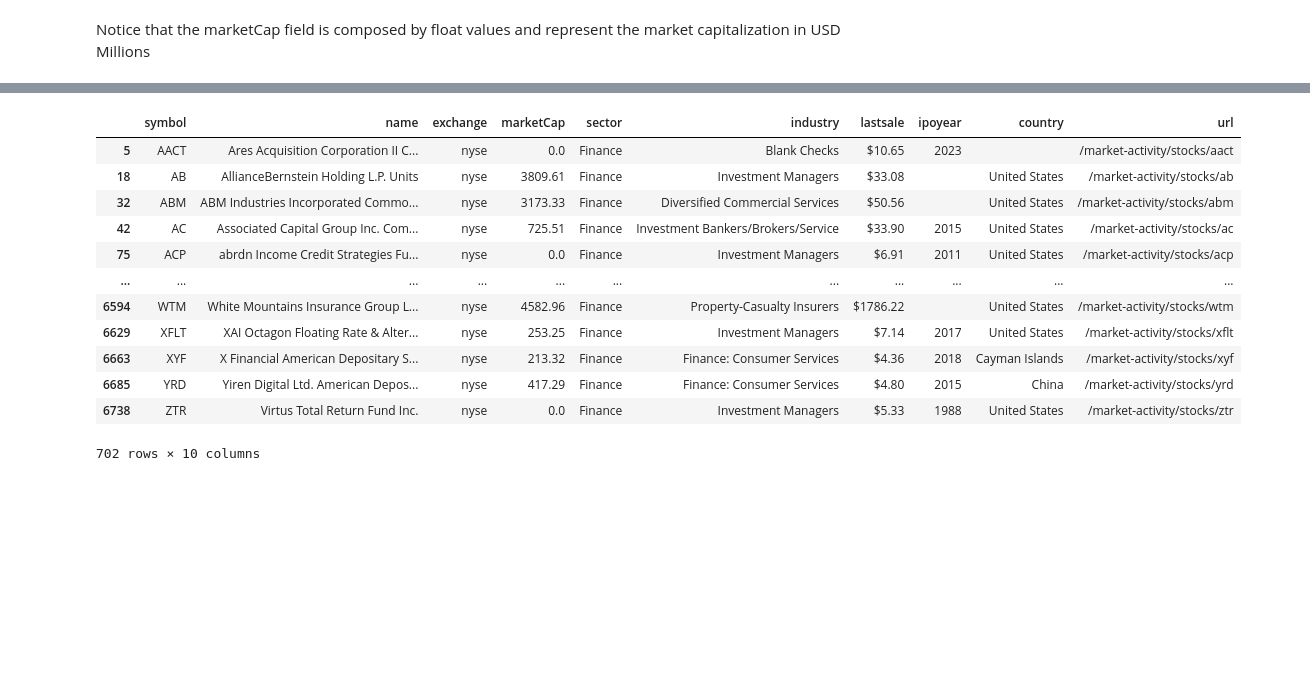
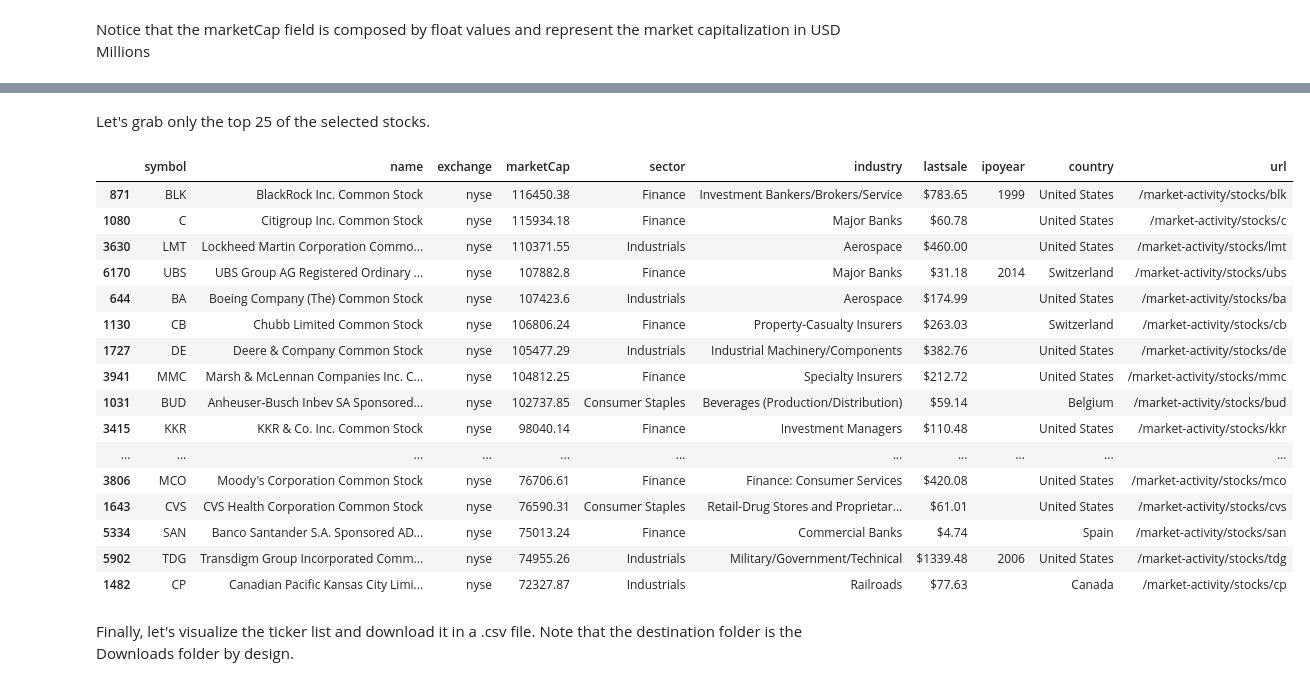
Before and after one commit to CharlieNestor/download_tickers, a Jupyter notebook: tickers_jupyter.ipynb, the cells around one changed output, grey strips where cells are left out. Saved outputs shown, nothing was run; the diff lists cells and outputs as text; code cells hidden in the pictures; blank space fills up the shorter version.

Commit message:
Improved tickers_jupyter
Add other examples and explain better the different methods in the jupyter file

```diff
--- a/tickers_jupyter.ipynb
+++ b/tickers_jupyter.ipynb
@@ -81,0 +129,4 @@ tickers.apply_filters(exchange='nyse', sectors='Finance')
+# %%
+tickers.apply_filters(exchange=['nyse','amex'], sectors=['Finance', 'Consumer Staples'])
+print(len(tickers.data))
+tickers.data
@@ -81,0 +157,3 @@ tickers.apply_filters(exchange='nyse', sectors='Finance')
+# %%
+log_ladder_cap = tk.generate_mktcap_values(tickers.max_cap)
+print(log_ladder_cap)
@@ -81,0 +162,4 @@ tickers.apply_filters(exchange='nyse', sectors='Finance')
+# %%
+tickers.apply_filters(sectors=['Finance', 'Consumer Staples', 'Industrials'], mktcap_min=log_ladder_cap[3], mktcap_max=log_ladder_cap[7])
+print(len(tickers.data))
+tickers.data.sort_values('marketCap',ascending=False)
@@ -82,16 +181,25 @@ tickers.apply_filters(exchange='nyse', sectors='Finance')
+# %% [markdown]
+Let's grab only the top 25 of the selected stocks.
 # %%
+tickers.get_biggest_n_tickers(top_n=25)
 tickers.data
 # %% [output]
 |  | symbol | name | exchange | marketCap | sector | industry | lastsale | ipoyear | country | url |
-| 5 | AACT | Ares Acquisition Corporation II C... | nyse | 0.0 | Finance | Blank Checks | $10.65 | 2023 |  | /market-activity/stocks/aact |
-| 18 | AB | AllianceBernstein Holding L.P. Units | nyse | 3809.61 | Finance | Investment Managers | $33.08 |  | United States | /market-activity/stocks/ab |
-| 32 | ABM | ABM Industries Incorporated Commo... | nyse | 3173.33 | Finance | Diversified Commercial Services | $50.56 |  | United States | /market-activity/stocks/abm |
-| 42 | AC | Associated Capital Group Inc. Com... | nyse | 725.51 | Finance | Investment Bankers/Brokers/Service | $33.90 | 2015 | United States | /market-activity/stocks/ac |
-| 75 | ACP | abrdn Income Credit Strategies Fu... | nyse | 0.0 | Finance | Investment Managers | $6.91 | 2011 | United States | /market-activity/stocks/acp |
+| 871 | BLK | BlackRock Inc. Common Stock | nyse | 116450.38 | Finance | Investment Bankers/Brokers/Service | $783.65 | 1999 | United States | /market-activity/stocks/blk |
+| 1080 | C | Citigroup Inc. Common Stock | nyse | 115934.18 | Finance | Major Banks | $60.78 |  | United States | /market-activity/stocks/c |
+| 3630 | LMT | Lockheed Martin Corporation Commo... | nyse | 110371.55 | Industrials | Aerospace | $460.00 |  | United States | /market-activity/stocks/lmt |
+| 6170 | UBS | UBS Group AG Registered Ordinary ... | nyse | 107882.8 | Finance | Major Banks | $31.18 | 2014 | Switzerland | /market-activity/stocks/ubs |
+| 644 | BA | Boeing Company (The) Common Stock | nyse | 107423.6 | Industrials | Aerospace | $174.99 |  | United States | /market-activity/stocks/ba |
+| 1130 | CB | Chubb Limited Common Stock | nyse | 106806.24 | Finance | Property-Casualty Insurers | $263.03 |  | Switzerland | /market-activity/stocks/cb |
+| 1727 | DE | Deere & Company Common Stock | nyse | 105477.29 | Industrials | Industrial Machinery/Components | $382.76 |  | United States | /market-activity/stocks/de |
+| 3941 | MMC | Marsh & McLennan Companies Inc. C... | nyse | 104812.25 | Finance | Specialty Insurers | $212.72 |  | United States | /market-activity/stocks/mmc |
+| 1031 | BUD | Anheuser-Busch Inbev SA Sponsored... | nyse | 102737.85 | Consumer Staples | Beverages (Production/Distribution) | $59.14 |  | Belgium | /market-activity/stocks/bud |
+| 3415 | KKR | KKR & Co. Inc. Common Stock | nyse | 98040.14 | Finance | Investment Managers | $110.48 |  | United States | /market-activity/stocks/kkr |
 | ... | ... | ... | ... | ... | ... | ... | ... | ... | ... | ... |
-| 6594 | WTM | White Mountains Insurance Group L... | nyse | 4582.96 | Finance | Property-Casualty Insurers | $1786.22 |  | United States | /market-activity/stocks/wtm |
-| 6629 | XFLT | XAI Octagon Floating Rate & Alter... | nyse | 253.25 | Finance | Investment Managers | $7.14 | 2017 | United States | /market-activity/stocks/xflt |
-| 6663 | XYF | X Financial American Depositary S... | nyse | 213.32 | Finance | Finance: Consumer Services | $4.36 | 2018 | Cayman Islands | /market-activity/stocks/xyf |
-| 6685 | YRD | Yiren Digital Ltd. American Depos... | nyse | 417.29 | Finance | Finance: Consumer Services | $4.80 | 2015 | China | /market-activity/stocks/yrd |
-| 6738 | ZTR | Virtus Total Return Fund Inc. | nyse | 0.0 | Finance | Investment Managers | $5.33 | 1988 | United States | /market-activity/stocks/ztr |
+| 3806 | MCO | Moody's Corporation Common Stock | nyse | 76706.61 | Finance | Finance: Consumer Services | $420.08 |  | United States | /market-activity/stocks/mco |
+| 1643 | CVS | CVS Health Corporation Common Stock | nyse | 76590.31 | Consumer Staples | Retail-Drug Stores and Proprietar... | $61.01 |  | United States | /market-activity/stocks/cvs |
+| 5334 | SAN | Banco Santander S.A. Sponsored AD... | nyse | 75013.24 | Finance | Commercial Banks | $4.74 |  | Spain | /market-activity/stocks/san |
+| 5902 | TDG | Transdigm Group Incorporated Comm... | nyse | 74955.26 | Industrials | Military/Government/Technical | $1339.48 | 2006 | United States | /market-activity/stocks/tdg |
+| 1482 | CP | Canadian Pacific Kansas City Limi... | nyse | 72327.87 | Industrials | Railroads | $77.63 |  | Canada | /market-activity/stocks/cp |
-702 rows × 10 columns
+# %% [markdown]
+Finally, let's visualize the ticker list and download it in a .csv file. Note that the destination folder is the Downloads folder by design.
```
Also changed, not shown: parts of 25 cells of this notebook.
